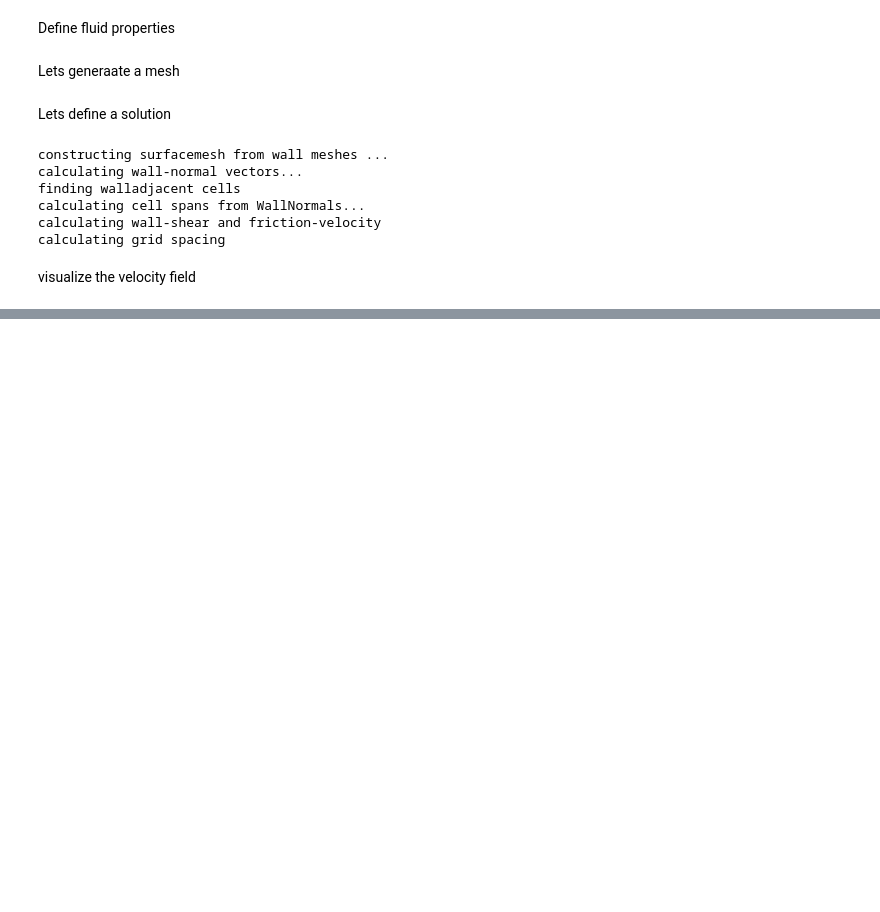
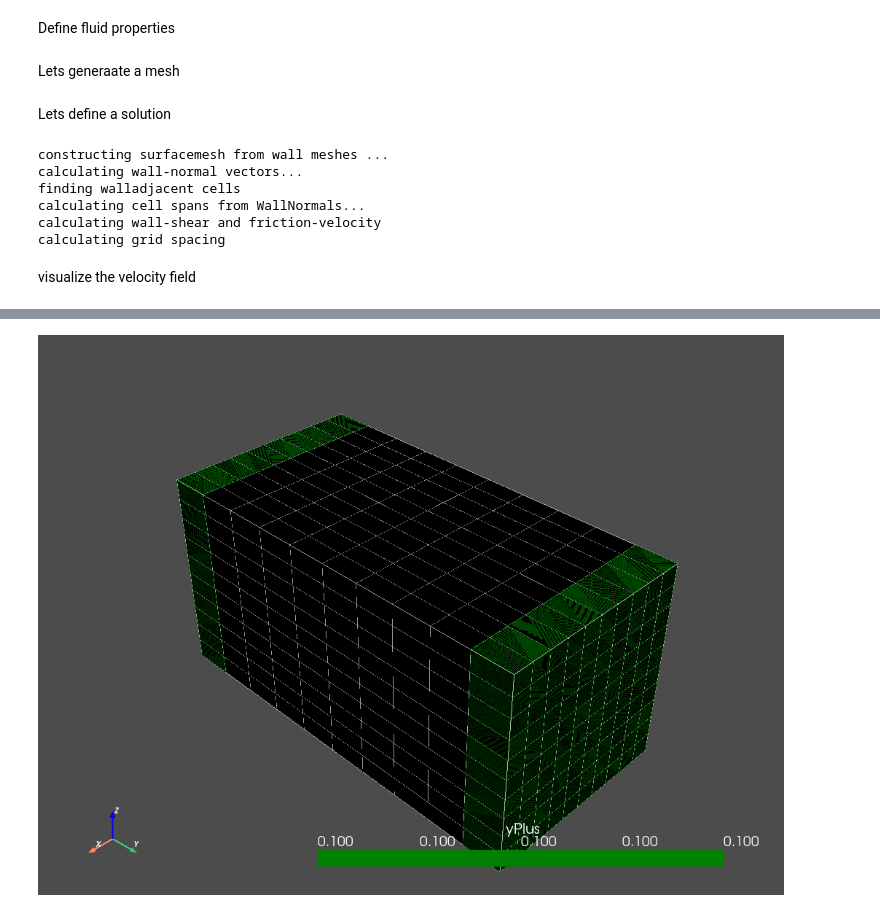
Before and after one commit to MaNyh/NTRfC, a Jupyter notebook: examples/compute_nondimensional_gridspacing.ipynb, the cells around one changed output, grey strips where cells are left out. Saved outputs shown, nothing was run; the diff lists cells and outputs as text; code cells hidden in the pictures; blank space fills up the shorter version.

Commit message:
add yplus computation

```diff
--- a/examples/compute_nondimensional_gridspacing.ipynb
+++ b/examples/compute_nondimensional_gridspacing.ipynb
@@ -111,0 +120,15 @@ DeltaZPlus: 0.1
+# %%
+from ntrfc.meshquality.nondimensionals import calc_dimensionless_yplus
+yplus = calc_dimensionless_yplus(grid, [lowerwall, upperwall], "U", "rho", mu_0)
+# %%
+pv.set_jupyter_backend("static")
+p = pv.Plotter()
+p.add_mesh(yplus,scalars="yPlus",opacity=0.6,cmap=["green"])
+p.add_mesh(yplus.extract_all_edges(),color="green")
+p.add_mesh(lowerwall,color="black")
+p.add_mesh(grid.extract_all_edges(),color="white",show_edges=True,opacity=0.6)
+p.add_mesh(grid,color="black")
+p.add_mesh(upperwall,color="black")
+p.add_axes()
+p.show()
+# %% [output]
@@ -111,0 +139 @@ DeltaZPlus: 0.1
+[figure, added]
```
Also changed, not shown: parts of 6 cells of this notebook, 2 other files.
